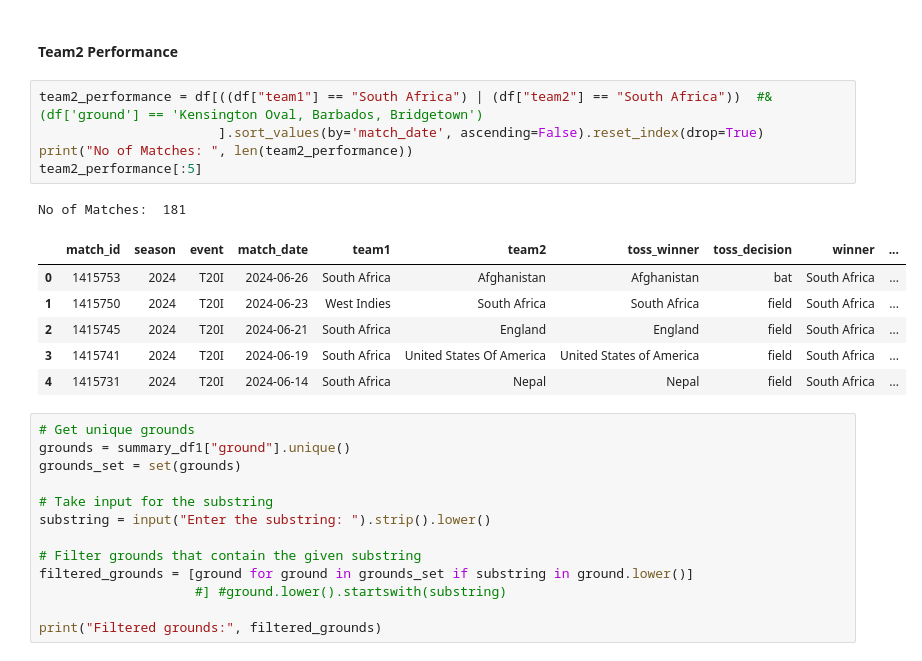
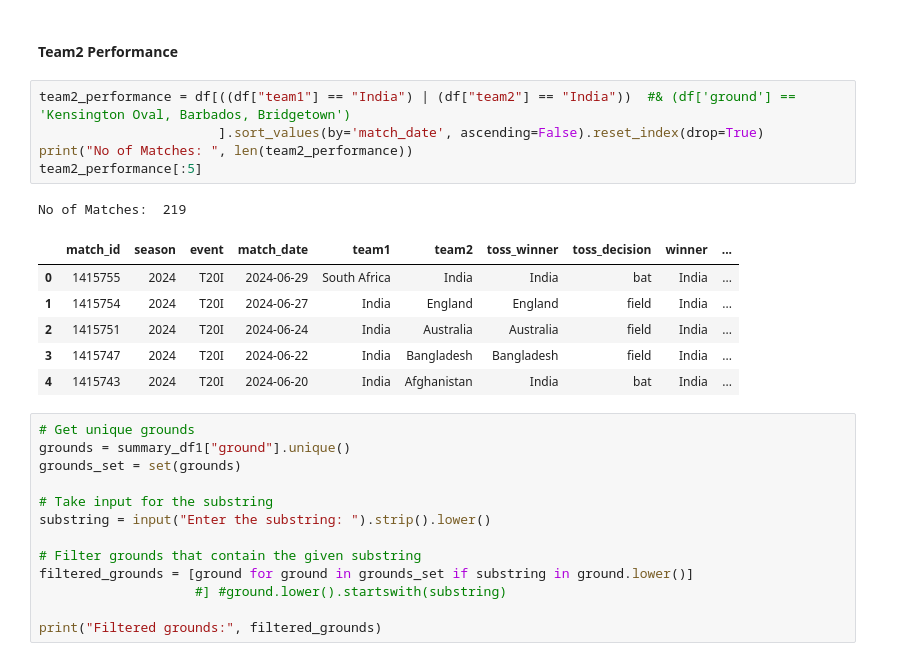
Before and after one commit to harikiranadangi/Predictive-Analytics-for-Cricket-Matches-Using-Machine-Learning, a Jupyter notebook: source_code/4.Match_Prediction.ipynb, the cells around one changed output. Drawn from its saved outputs; the diff is of its cells as text.

```diff
--- a/source_code/4.Match_Prediction.ipynb
+++ b/source_code/4.Match_Prediction.ipynb
@@ -389,18 +386,18 @@ No of Matches:  218
 # %% [markdown]
 #### **Team2 Performance**
 # %%
-team2_performance = df[((df["team1"] == "South Africa") | (df["team2"] == "South Africa"))  #& (df['ground'] == 'Kensington Oval, Barbados, Bridgetown')
+team2_performance = df[((df["team1"] == "India") | (df["team2"] == "India"))  #& (df['ground'] == 'Kensington Oval, Barbados, Bridgetown')
                        ].sort_values(by='match_date', ascending=False).reset_index(drop=True)
 print("No of Matches: ", len(team2_performance))
 team2_performance[:5]
 # %% [output]
-No of Matches:  181
+No of Matches:  219
 |  | match_id | season | event | match_date | team1 | team2 | toss_winner | toss_decision | winner | ... |
-| 0 | 1415753 | 2024 | T20I | 2024-06-26 | South Africa | Afghanistan | Afghanistan | bat | South Africa | ... |
-| 1 | 1415750 | 2024 | T20I | 2024-06-23 | West Indies | South Africa | South Africa | field | South Africa | ... |
-| 2 | 1415745 | 2024 | T20I | 2024-06-21 | South Africa | England | England | field | South Africa | ... |
-| 3 | 1415741 | 2024 | T20I | 2024-06-19 | South Africa | United States Of America | United States of America | field | South Africa | ... |
-| 4 | 1415731 | 2024 | T20I | 2024-06-14 | South Africa | Nepal | Nepal | field | South Africa | ... |
+| 0 | 1415755 | 2024 | T20I | 2024-06-29 | South Africa | India | India | bat | India | ... |
+| 1 | 1415754 | 2024 | T20I | 2024-06-27 | India | England | England | field | India | ... |
+| 2 | 1415751 | 2024 | T20I | 2024-06-24 | India | Australia | Australia | field | India | ... |
+| 3 | 1415747 | 2024 | T20I | 2024-06-22 | India | Bangladesh | Bangladesh | field | India | ... |
+| 4 | 1415743 | 2024 | T20I | 2024-06-20 | India | Afghanistan | India | bat | India | ... |
 # %%
 # Get unique grounds
 grounds = summary_df1["ground"].unique()
```
Also changed, not shown: parts of 10 cells of this notebook.
